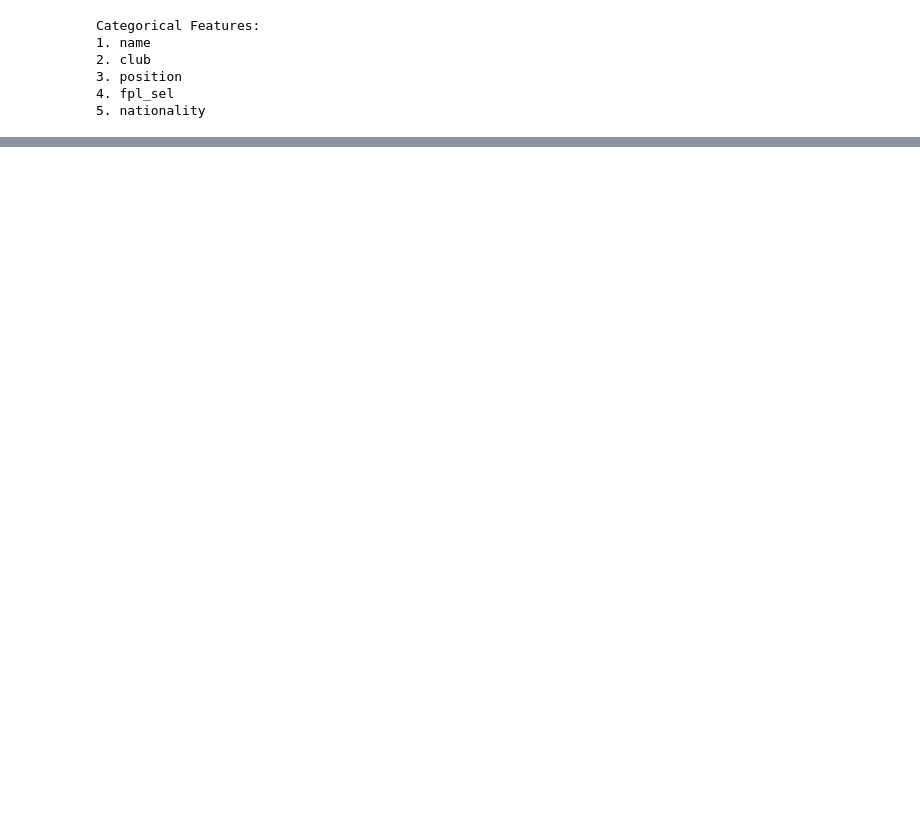
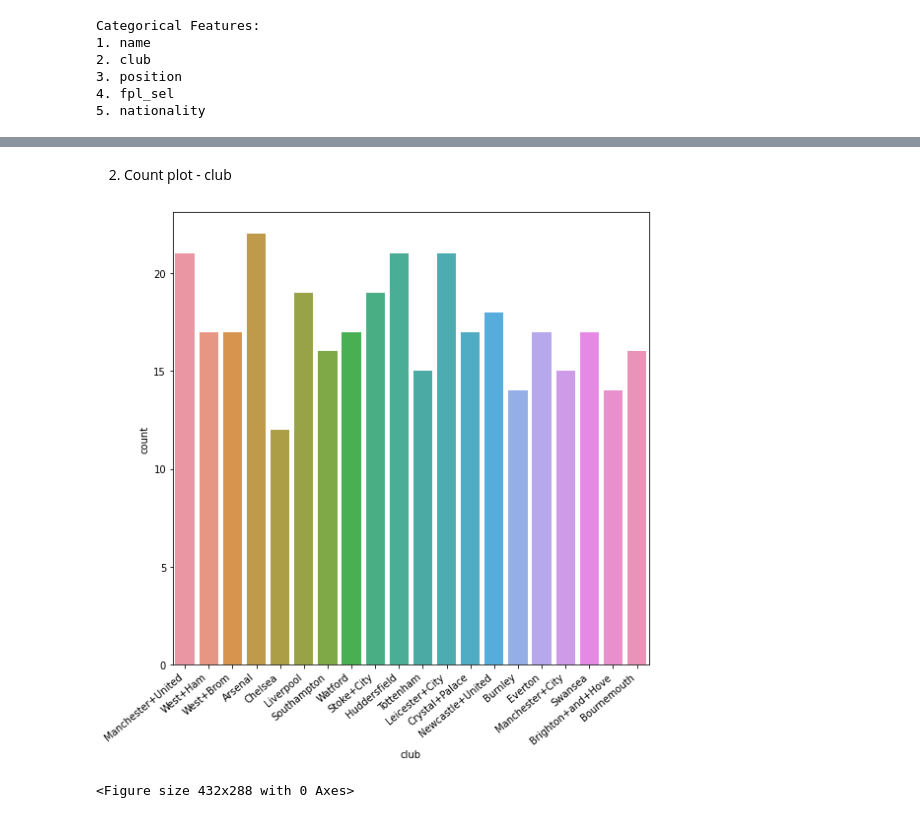
Before and after one commit to harjeevansingh/Football_player_worth_prediction, a Jupyter notebook: football_player.ipynb, the cells around one changed output, grey strips where cells are left out. Saved outputs shown, nothing was run; the diff lists cells and outputs as text; code cells hidden in the pictures; blank space fills up the shorter version.

```diff
--- a/football_player.ipynb
+++ b/football_player.ipynb
@@ -120,0 +201,14 @@ Name: fpl_sel, Length: 461, dtype: float64
+# %% [markdown]
+2. Count plot - club
+# %%
+plt.figure(figsize=(8,8))
+#sns.countplot(x='Item_Type', data=df)
+
+ax=sns.countplot(x='club', data=df)
+ax.set_xticklabels(ax.get_xticklabels(), rotation=40, ha="right")
+plt.tight_layout()
+plt.show()
+sns.despine()
+# %% [output]
+[figure, added]
+<Figure size 432x288 with 0 Axes>
```
Also changed, not shown: parts of 77 cells of this notebook.
